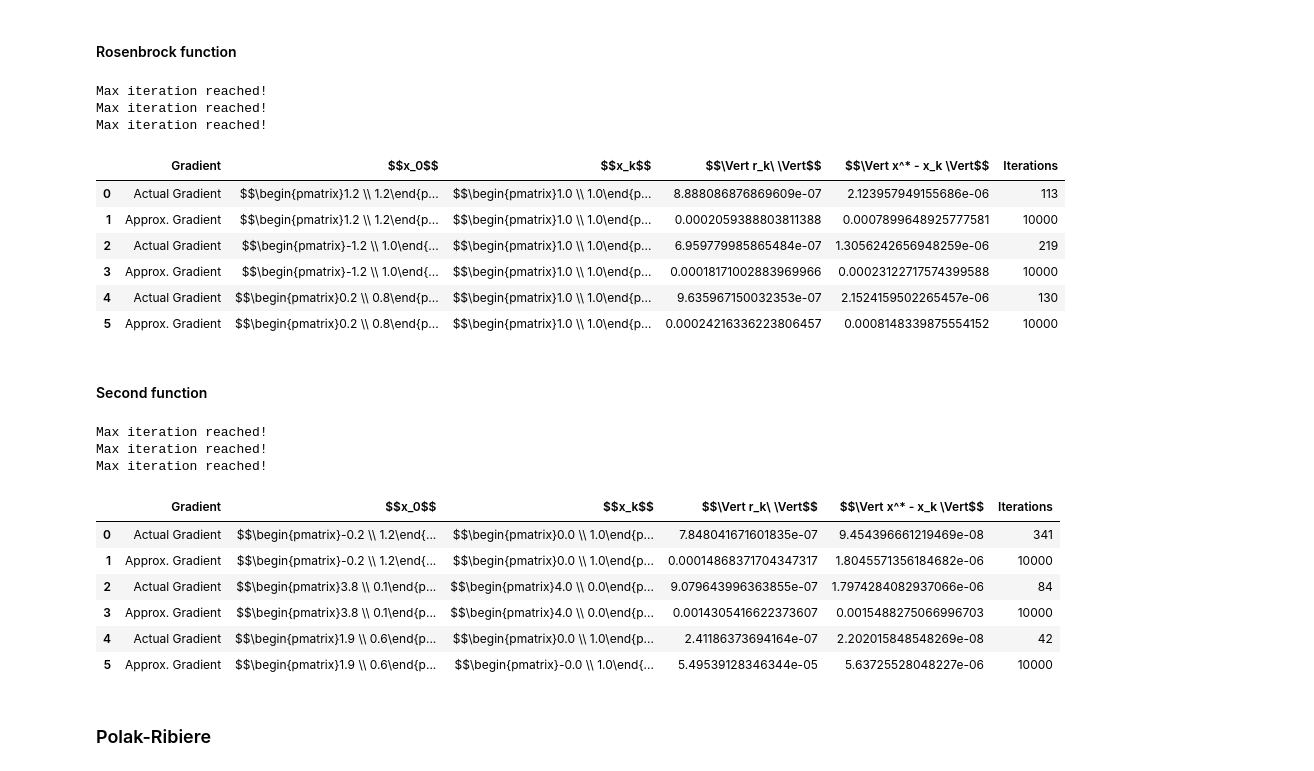
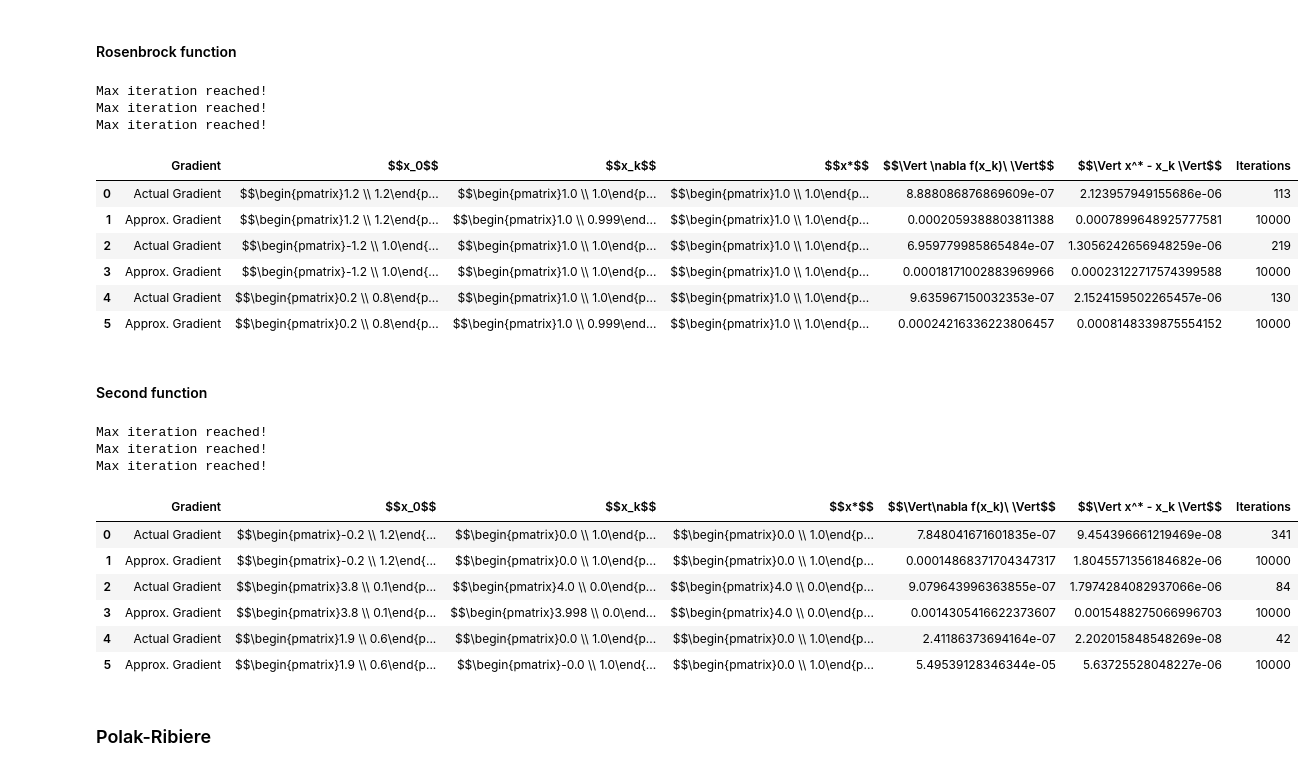
Before and after one commit to pilzpascal/ss23_Numerical_Optimisation, a Jupyter notebook: 1/Phase 2/phase2.ipynb, the cells around one changed output. Drawn from its saved outputs; the diff is of its cells as text; code cells hidden in the pictures.

```diff
--- a/1/Phase 2/phase2.ipynb
+++ b/1/Phase 2/phase2.ipynb
@@ -153,7 +171,8 @@ for grad_fn, sol in inputs:
     x_k, r_k_norm, sol_diff_norm, iteration = linear_cg(grad_fn, np.zeros(shape=n_dims), sol, n_dims)
 
     df_dict = {
-        '$$x_k$$': r'$$\begin{pmatrix}' + r' \\ '.join([str(round(d, 2)) for d in x_k]) + r'\end{pmatrix}$$',
+        '$$x_k$$': r'$$\begin{pmatrix}' + r' \\ '.join([str(round(d, 3)) for d in x_k]) + r'\end{pmatrix}$$',
+        '$$x*$$': r'$$\begin{pmatrix}' + r' \\ '.join([str(round(d, 3)) for d in sol]) + r'\end{pmatrix}$$',
         '$$\Vert \nabla f(x_k)\ \Vert$$': r_k_norm,
         '$$\Vert x^* - x_k \Vert$$': sol_diff_norm,
         'Iterations': iteration
@@ -218,7 +237,8 @@ for grad_fn, sol in inputs:
     )
 
     df_dict = {
-        '$$x_k$$': r'$$\begin{pmatrix}' + r' \\ '.join([str(round(d, 2)) for d in x_k]) + r'\end{pmatrix}$$',
+        '$$x_k$$': r'$$\begin{pmatrix}' + r' \\ '.join([str(round(d, 3)) for d in x_k]) + r'\end{pmatrix}$$',
+        '$$x*$$': r'$$\begin{pmatrix}' + r' \\ '.join([str(round(d, 3)) for d in sol]) + r'\end{pmatrix}$$',
         '$$\Vert \nabla f(x_k)\ \Vert$$': r_k_norm,
         '$$\Vert x^* - x_k \Vert$$': sol_diff_norm,
         'Iterations': iteration
@@ -252,41 +272,42 @@ TODO: explanation why no convergy
 # %%
 from fr_cg import fr_cg
 import funcs as fc
 
 inputs_rosenbrock = [
     (fc.rosenbrock, fc.rosenbrock_gradient, np.array([1.2, 1.2]), np.array([1., 1.])),
     (fc.rosenbrock, fc.rosenbrock_gradient, np.array([-1.2, 1.]), np.array([1., 1.])),
     (fc.rosenbrock, fc.rosenbrock_gradient, np.array([0.2, 0.8]), np.array([1., 1.])),
 ]
 rosenbrock_dicts = []
 
 for fn, fn_grad_orig, x_0, x_star in inputs_rosenbrock:
 
     fn_grad_approx = lambda x: approximate_gradient(fn, x)
 
     for fn_grad, is_approx in [(fn_grad_orig, False), (fn_grad_approx, True)]:
         x_k, r_k_norm, sol_diff_norm, iteration = fr_cg(fn, fn_grad, x_0, x_star)
         rosenbrock_dicts.append({
             'Gradient': 'Actual Gradient' if not is_approx else 'Approx. Gradient',
-            '$$x_0$$': r'$$\begin{pmatrix}' + r' \\ '.join([str(round(d, 2)) for d in x_0]) + r'\end{pmatrix}$$',
-            '$$x_k$$': r'$$\begin{pmatrix}' + r' \\ '.join([str(round(d, 2)) for d in x_k]) + r'\end{pmatrix}$$',
+            '$$x_0$$': r'$$\begin{pmatrix}' + r' \\ '.join([str(round(d, 3)) for d in x_0]) + r'\end{pmatrix}$$',
+            '$$x_k$$': r'$$\begin{pmatrix}' + r' \\ '.join([str(round(d, 3)) for d in x_k]) + r'\end{pmatrix}$$',
+            '$$x*$$': r'$$\begin{pmatrix}' + r' \\ '.join([str(round(d, 3)) for d in x_star]) + r'\end{pmatrix}$$',
             '$$\Vert \nabla f(x_k)\ \Vert$$': r_k_norm,
             '$$\Vert x^* - x_k \Vert$$': sol_diff_norm,
             'Iterations': iteration
         })
 
 display(pd.DataFrame(rosenbrock_dicts))
 # %% [output]
 Max iteration reached!
 Max iteration reached!
 Max iteration reached!
-|  | Gradient | $$x_0$$ | $$x_k$$ | $$\Vert r_k\ \Vert$$ | $$\Vert x^* - x_k \Vert$$ | Iterations |
-| 0 | Actual Gradient | $$\begin{pmatrix}1.2 \\ 1.2\end{p... | $$\begin{pmatrix}1.0 \\ 1.0\end{p... | 8.888086876869609e-07 | 2.123957949155686e-06 | 113 |
-| 1 | Approx. Gradient | $$\begin{pmatrix}1.2 \\ 1.2\end{p... | $$\begin{pmatrix}1.0 \\ 1.0\end{p... | 0.0002059388803811388 | 0.0007899648925777581 | 10000 |
-| 2 | Actual Gradient | $$\begin{pmatrix}-1.2 \\ 1.0\end{... | $$\begin{pmatrix}1.0 \\ 1.0\end{p... | 6.959779985865484e-07 | 1.3056242656948259e-06 | 219 |
-| 3 | Approx. Gradient | $$\begin{pmatrix}-1.2 \\ 1.0\end{... | $$\begin{pmatrix}1.0 \\ 1.0\end{p... | 0.00018171002883969966 | 0.00023122717574399588 | 10000 |
-| 4 | Actual Gradient | $$\begin{pmatrix}0.2 \\ 0.8\end{p... | $$\begin{pmatrix}1.0 \\ 1.0\end{p... | 9.635967150032353e-07 | 2.1524159502265457e-06 | 130 |
-| 5 | Approx. Gradient | $$\begin{pmatrix}0.2 \\ 0.8\end{p... | $$\begin{pmatrix}1.0 \\ 1.0\end{p... | 0.00024216336223806457 | 0.0008148339875554152 | 10000 |
+|  | Gradient | $$x_0$$ | $$x_k$$ | $$x*$$ | $$\Vert \nabla f(x_k)\ \Vert$$ | $$\Vert x^* - x_k \Vert$$ | Iterations |
+| 0 | Actual Gradient | $$\begin{pmatrix}1.2 \\ 1.2\end{p... | $$\begin{pmatrix}1.0 \\ 1.0\end{p... | $$\begin{pmatrix}1.0 \\ 1.0\end{p... | 8.888086876869609e-07 | 2.123957949155686e-06 | 113 |
+| 1 | Approx. Gradient | $$\begin{pmatrix}1.2 \\ 1.2\end{p... | $$\begin{pmatrix}1.0 \\ 0.999\end... | $$\begin{pmatrix}1.0 \\ 1.0\end{p... | 0.0002059388803811388 | 0.0007899648925777581 | 10000 |
+| 2 | Actual Gradient | $$\begin{pmatrix}-1.2 \\ 1.0\end{... | $$\begin{pmatrix}1.0 \\ 1.0\end{p... | $$\begin{pmatrix}1.0 \\ 1.0\end{p... | 6.959779985865484e-07 | 1.3056242656948259e-06 | 219 |
+| 3 | Approx. Gradient | $$\begin{pmatrix}-1.2 \\ 1.0\end{... | $$\begin{pmatrix}1.0 \\ 1.0\end{p... | $$\begin{pmatrix}1.0 \\ 1.0\end{p... | 0.00018171002883969966 | 0.00023122717574399588 | 10000 |
+| 4 | Actual Gradient | $$\begin{pmatrix}0.2 \\ 0.8\end{p... | $$\begin{pmatrix}1.0 \\ 1.0\end{p... | $$\begin{pmatrix}1.0 \\ 1.0\end{p... | 9.635967150032353e-07 | 2.1524159502265457e-06 | 130 |
+| 5 | Approx. Gradient | $$\begin{pmatrix}0.2 \\ 0.8\end{p... | $$\begin{pmatrix}1.0 \\ 0.999\end... | $$\begin{pmatrix}1.0 \\ 1.0\end{p... | 0.00024216336223806457 | 0.0008148339875554152 | 10000 |
 # %% [markdown]
 #### Second function
 # %%
@@ -308,8 +329,9 @@ for fn, fn_grad_orig, x_0, x_star in inputs_nl_f:
         x_k, r_k_norm, sol_diff_norm, iteration = fr_cg(fn, fn_grad, x_0, x_star)
         nl_f_dicts.append({
             'Gradient': 'Actual Gradient' if not is_approx else 'Approx. Gradient',
-            '$$x_0$$': r'$$\begin{pmatrix}' + r' \\ '.join([str(round(d, 2)) for d in x_0]) + r'\end{pmatrix}$$',
-            '$$x_k$$': r'$$\begin{pmatrix}' + r' \\ '.join([str(round(d, 2)) for d in x_k]) + r'\end{pmatrix}$$',
+            '$$x_0$$': r'$$\begin{pmatrix}' + r' \\ '.join([str(round(d, 3)) for d in x_0]) + r'\end{pmatrix}$$',
+            '$$x_k$$': r'$$\begin{pmatrix}' + r' \\ '.join([str(round(d, 3)) for d in x_k]) + r'\end{pmatrix}$$',
+            '$$x*$$': r'$$\begin{pmatrix}' + r' \\ '.join([str(round(d, 3)) for d in x_star]) + r'\end{pmatrix}$$',
             '$$\Vert\nabla f(x_k)\ \Vert$$': r_k_norm,
             '$$\Vert x^* - x_k \Vert$$': sol_diff_norm,
             'Iterations': iteration
@@ -320,13 +342,13 @@ display(pd.DataFrame(nl_f_dicts))
 Max iteration reached!
 Max iteration reached!
 Max iteration reached!
-|  | Gradient | $$x_0$$ | $$x_k$$ | $$\Vert r_k\ \Vert$$ | $$\Vert x^* - x_k \Vert$$ | Iterations |
-| 0 | Actual Gradient | $$\begin{pmatrix}-0.2 \\ 1.2\end{... | $$\begin{pmatrix}0.0 \\ 1.0\end{p... | 7.848041671601835e-07 | 9.454396661219469e-08 | 341 |
-| 1 | Approx. Gradient | $$\begin{pmatrix}-0.2 \\ 1.2\end{... | $$\begin{pmatrix}0.0 \\ 1.0\end{p... | 0.00014868371704347317 | 1.8045571356184682e-06 | 10000 |
-| 2 | Actual Gradient | $$\begin{pmatrix}3.8 \\ 0.1\end{p... | $$\begin{pmatrix}4.0 \\ 0.0\end{p... | 9.079643996363855e-07 | 1.7974284082937066e-06 | 84 |
-| 3 | Approx. Gradient | $$\begin{pmatrix}3.8 \\ 0.1\end{p... | $$\begin{pmatrix}4.0 \\ 0.0\end{p... | 0.0014305416622373607 | 0.0015488275066996703 | 10000 |
-| 4 | Actual Gradient | $$\begin{pmatrix}1.9 \\ 0.6\end{p... | $$\begin{pmatrix}0.0 \\ 1.0\end{p... | 2.41186373694164e-07 | 2.202015848548269e-08 | 42 |
-| 5 | Approx. Gradient | $$\begin{pmatrix}1.9 \\ 0.6\end{p... | $$\begin{pmatrix}-0.0 \\ 1.0\end{... | 5.49539128346344e-05 | 5.63725528048227e-06 | 10000 |
+|  | Gradient | $$x_0$$ | $$x_k$$ | $$x*$$ | $$\Vert\nabla f(x_k)\ \Vert$$ | $$\Vert x^* - x_k \Vert$$ | Iterations |
+| 0 | Actual Gradient | $$\begin{pmatrix}-0.2 \\ 1.2\end{... | $$\begin{pmatrix}0.0 \\ 1.0\end{p... | $$\begin{pmatrix}0.0 \\ 1.0\end{p... | 7.848041671601835e-07 | 9.454396661219469e-08 | 341 |
+| 1 | Approx. Gradient | $$\begin{pmatrix}-0.2 \\ 1.2\end{... | $$\begin{pmatrix}0.0 \\ 1.0\end{p... | $$\begin{pmatrix}0.0 \\ 1.0\end{p... | 0.00014868371704347317 | 1.8045571356184682e-06 | 10000 |
+| 2 | Actual Gradient | $$\begin{pmatrix}3.8 \\ 0.1\end{p... | $$\begin{pmatrix}4.0 \\ 0.0\end{p... | $$\begin{pmatrix}4.0 \\ 0.0\end{p... | 9.079643996363855e-07 | 1.7974284082937066e-06 | 84 |
+| 3 | Approx. Gradient | $$\begin{pmatrix}3.8 \\ 0.1\end{p... | $$\begin{pmatrix}3.998 \\ 0.0\end... | $$\begin{pmatrix}4.0 \\ 0.0\end{p... | 0.0014305416622373607 | 0.0015488275066996703 | 10000 |
+| 4 | Actual Gradient | $$\begin{pmatrix}1.9 \\ 0.6\end{p... | $$\begin{pmatrix}0.0 \\ 1.0\end{p... | $$\begin{pmatrix}0.0 \\ 1.0\end{p... | 2.41186373694164e-07 | 2.202015848548269e-08 | 42 |
+| 5 | Approx. Gradient | $$\begin{pmatrix}1.9 \\ 0.6\end{p... | $$\begin{pmatrix}-0.0 \\ 1.0\end{... | $$\begin{pmatrix}0.0 \\ 1.0\end{p... | 5.49539128346344e-05 | 5.63725528048227e-06 | 10000 |
 # %% [markdown]
 ### Polak-Ribiere
 # %% [markdown]
```
Also changed, not shown: parts of 24 cells of this notebook.
